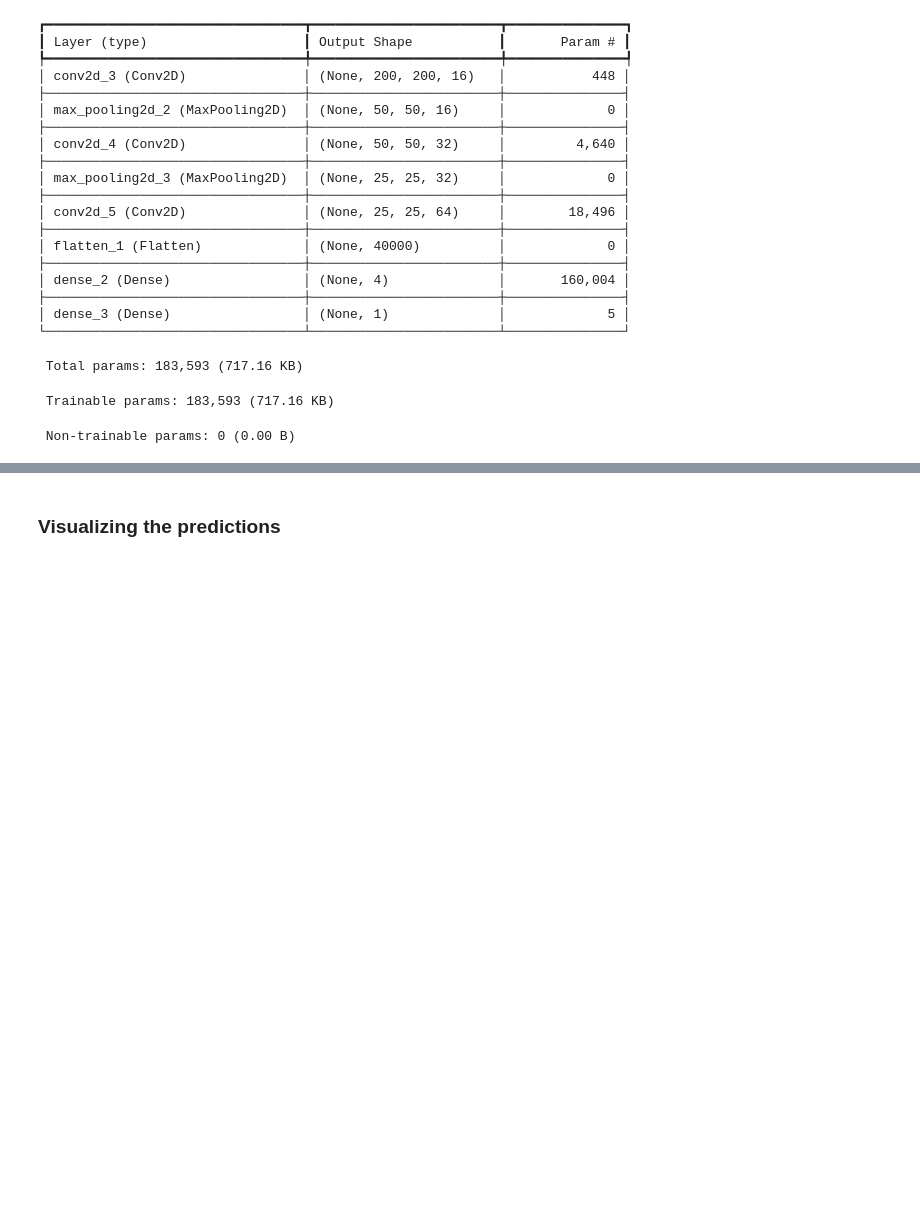
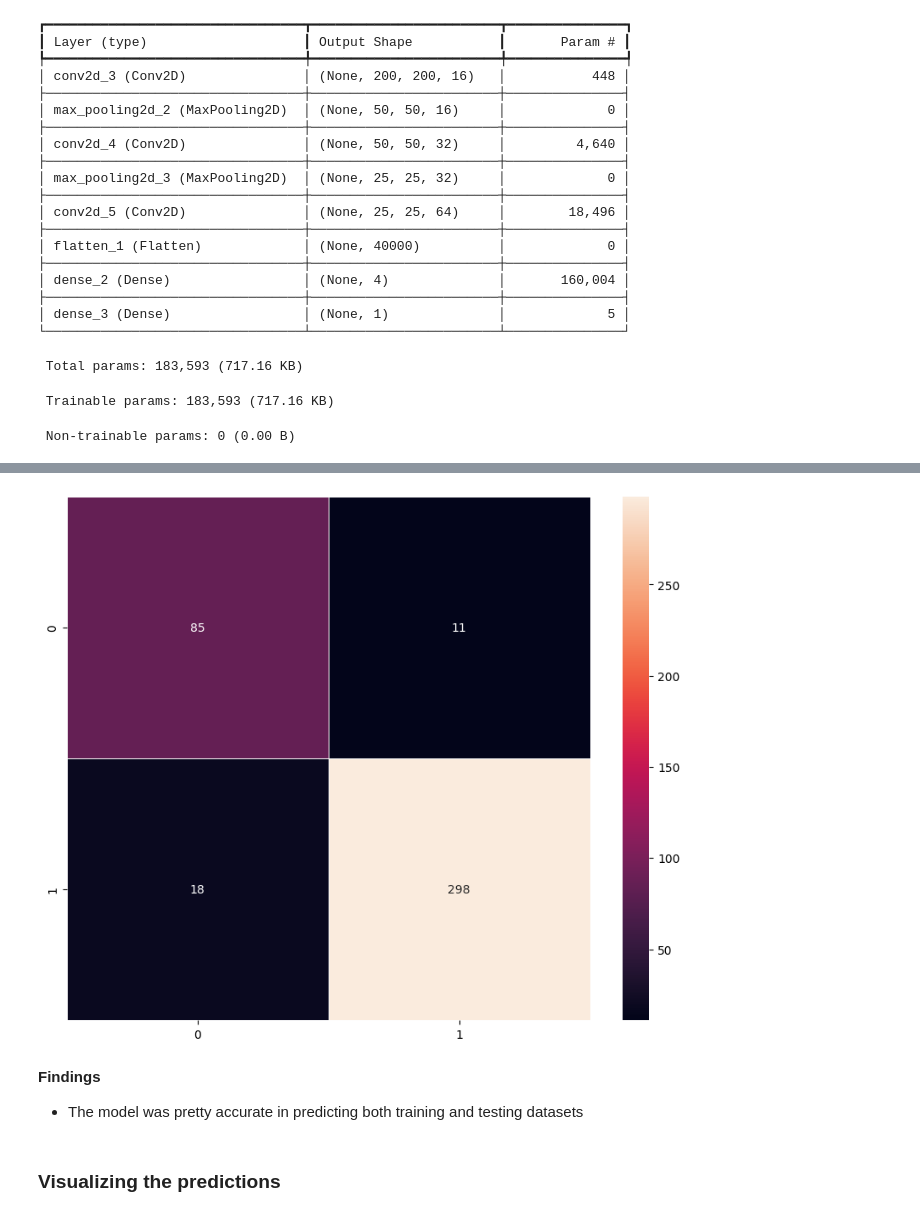
Before and after one commit to uday-d4/UTAI_HelmNet, a Jupyter notebook: HelmNet_Full_Code.ipynb, the cells around one changed output, grey strips where cells are left out. Drawn from its saved outputs; the diff is of its cells as text; code cells hidden in the pictures; blank space fills up the shorter version.

```diff
--- a/HelmNet_Full_Code.ipynb
+++ b/HelmNet_Full_Code.ipynb
@@ -347,0 +392,3 @@ Epoch 20/20
+# %%
+plot_confusion_matrix(model_CNN,X_val_normalized,y_val)
+# %% [output]
@@ -348,2 +396,7 @@ Epoch 20/20
+[figure, added]
+# %% [markdown]
+**Findings**
+
+* The model was pretty accurate in predicting both training and testing datasets
 # %% [markdown]
 ### Visualizing the predictions
```
Also changed, not shown: parts of 12 cells of this notebook.
